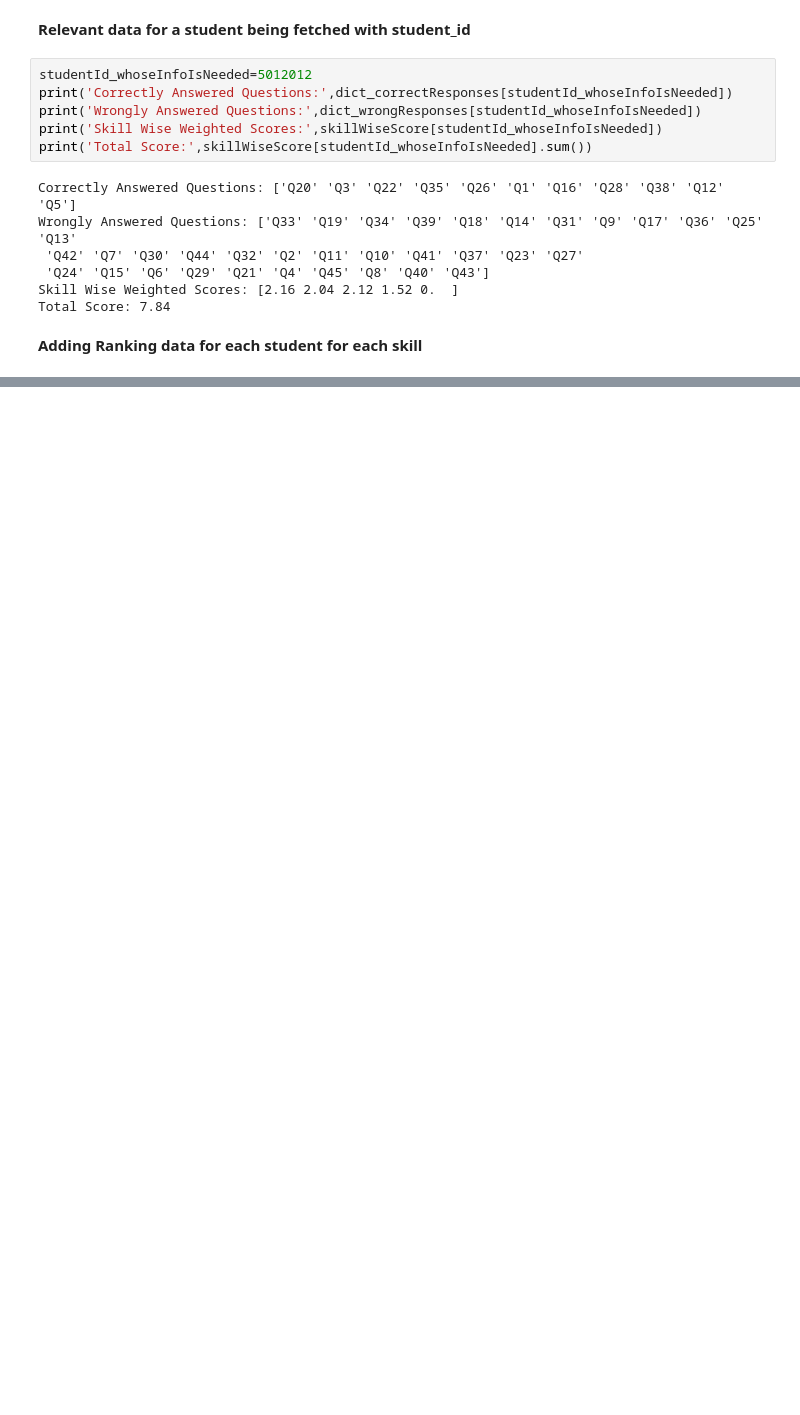
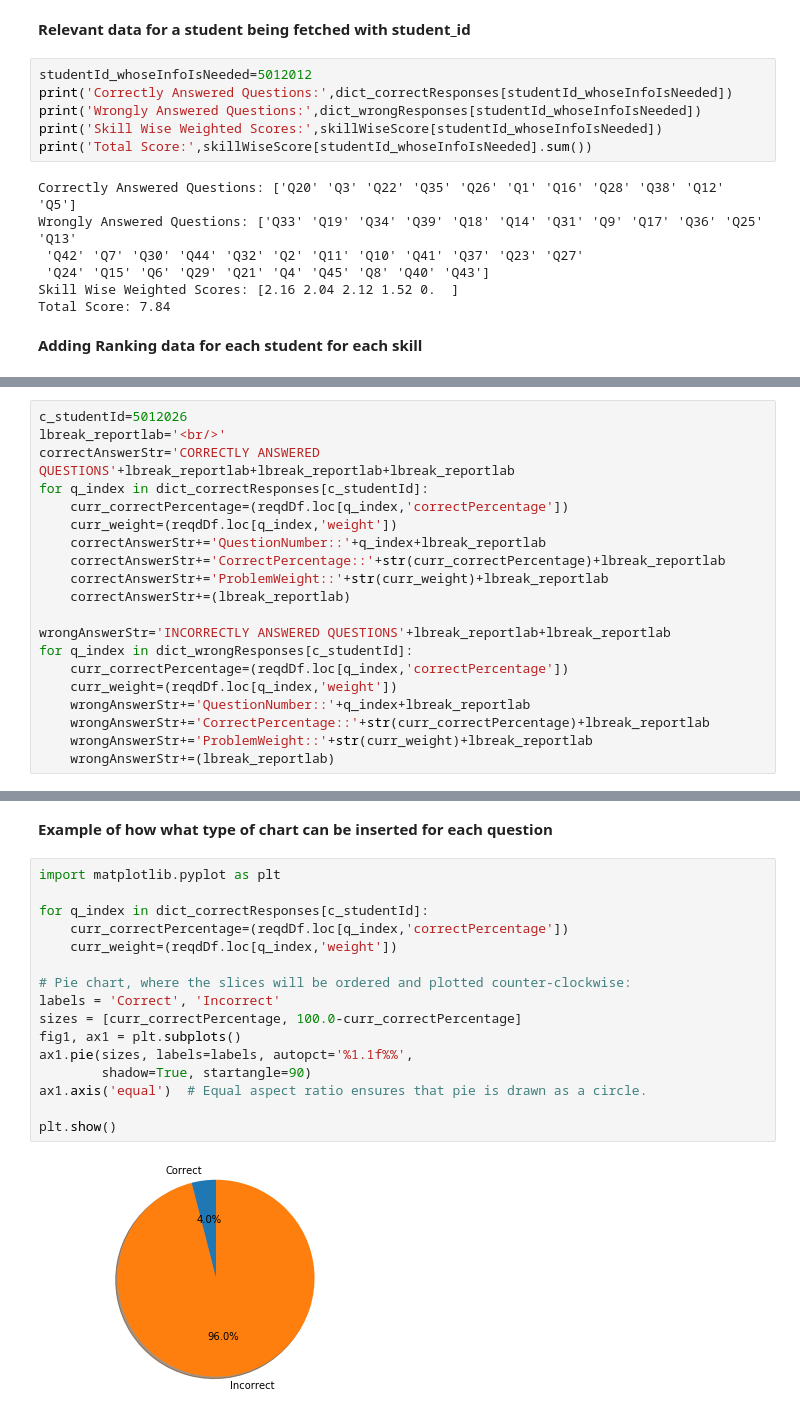
Before and after one commit to ayushgupt/ayushgupt.github.io, a Jupyter notebook: intellify_analysis.ipynb, the cells around one changed output, grey strips where cells are left out. Cells and saved outputs as stored; diff of their text form; blank space fills up the shorter version.

```diff
--- a/intellify_analysis.ipynb
+++ b/intellify_analysis.ipynb
@@ -225,0 +217,20 @@ Skill_5_Rank:10.0 Skill_5_Score:0.88
+# %%
+c_studentId=5012026
+lbreak_reportlab='<br/>'
+correctAnswerStr='CORRECTLY ANSWERED QUESTIONS'+lbreak_reportlab+lbreak_reportlab+lbreak_reportlab
+for q_index in dict_correctResponses[c_studentId]:
+    curr_correctPercentage=(reqdDf.loc[q_index,'correctPercentage'])
+    curr_weight=(reqdDf.loc[q_index,'weight'])
+    correctAnswerStr+='QuestionNumber::'+q_index+lbreak_reportlab
+    correctAnswerStr+='CorrectPercentage::'+str(curr_correctPercentage)+lbreak_reportlab
+    correctAnswerStr+='ProblemWeight::'+str(curr_weight)+lbreak_reportlab
+    correctAnswerStr+=(lbreak_reportlab)
+
+wrongAnswerStr='INCORRECTLY ANSWERED QUESTIONS'+lbreak_reportlab+lbreak_reportlab
+for q_index in dict_wrongResponses[c_studentId]:
+    curr_correctPercentage=(reqdDf.loc[q_index,'correctPercentage'])
+    curr_weight=(reqdDf.loc[q_index,'weight'])
+    wrongAnswerStr+='QuestionNumber::'+q_index+lbreak_reportlab
+    wrongAnswerStr+='CorrectPercentage::'+str(curr_correctPercentage)+lbreak_reportlab
+    wrongAnswerStr+='ProblemWeight::'+str(curr_weight)+lbreak_reportlab
+    wrongAnswerStr+=(lbreak_reportlab)
@@ -273,3 +298,23 @@ def go():
 
 if __name__ == "__main__":
     go()
+# %% [markdown]
+**Example of how what type of chart can be inserted for each question**
+# %%
+import matplotlib.pyplot as plt
+
+for q_index in dict_correctResponses[c_studentId]:
+    curr_correctPercentage=(reqdDf.loc[q_index,'correctPercentage'])
+    curr_weight=(reqdDf.loc[q_index,'weight'])
+
+# Pie chart, where the slices will be ordered and plotted counter-clockwise:
+labels = 'Correct', 'Incorrect'
+sizes = [curr_correctPercentage, 100.0-curr_correctPercentage]
+fig1, ax1 = plt.subplots()
+ax1.pie(sizes, labels=labels, autopct='%1.1f%%',
+        shadow=True, startangle=90)
+ax1.axis('equal')  # Equal aspect ratio ensures that pie is drawn as a circle.
+
+plt.show()
+# %% [output]
+[figure, added]
```
Also changed, not shown: parts of 8 cells of this notebook.
